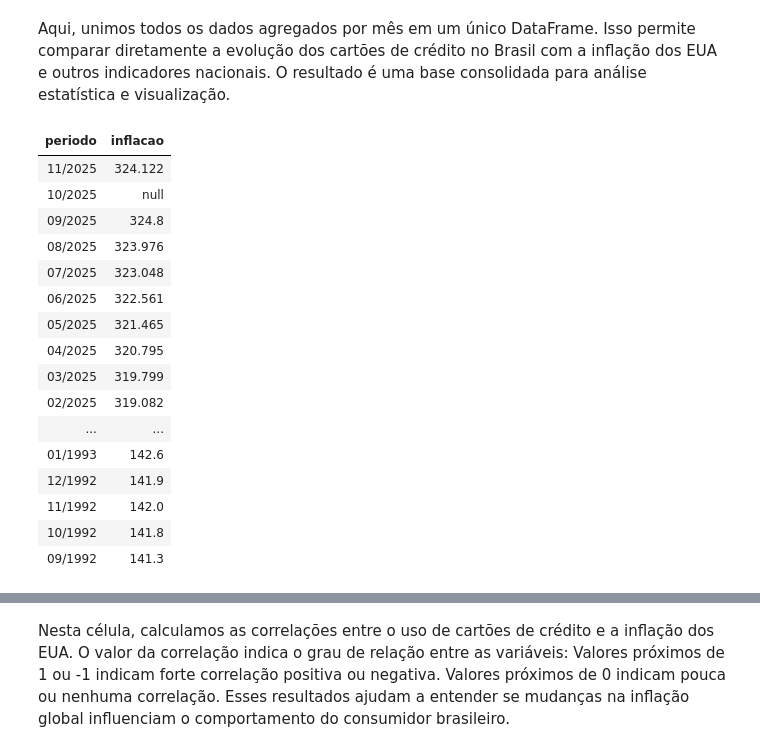
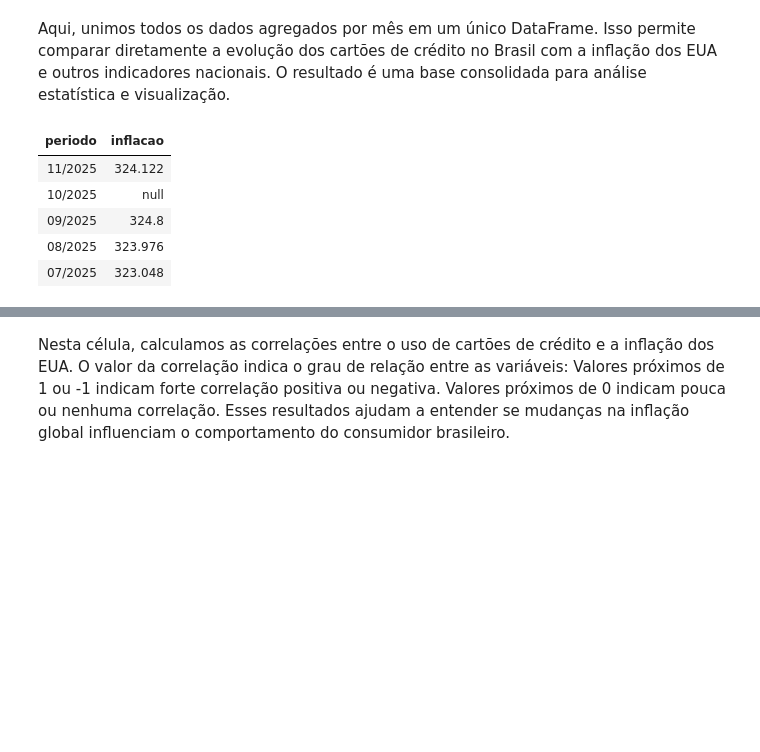
Before and after one commit to JulianaRamos2021/databricks, a Jupyter notebook: Projeto Databricks.ipynb, the cells around one changed output, grey strips where cells are left out. Drawn from its saved outputs; the diff is of its cells as text; code cells hidden in the pictures; blank space fills up the shorter version.

```diff
--- a/Projeto Databricks.ipynb
+++ b/Projeto Databricks.ipynb
@@ -266,25 +249,15 @@ df_spark4.show()
 # %%
 %sql
 
-select date_format(date, 'MM/yyyy') as periodo, value as inflacao  from inflacao
+select date_format(date, 'MM/yyyy') as periodo, value as inflacao from inflacao
+limit 5
 # %% [output]
 | periodo | inflacao |
 | 11/2025 | 324.122 |
 | 10/2025 | null |
 | 09/2025 | 324.8 |
 | 08/2025 | 323.976 |
 | 07/2025 | 323.048 |
-| 06/2025 | 322.561 |
-| 05/2025 | 321.465 |
-| 04/2025 | 320.795 |
-| 03/2025 | 319.799 |
-| 02/2025 | 319.082 |
-| ... | ... |
-| 01/1993 | 142.6 |
-| 12/1992 | 141.9 |
-| 11/1992 | 142.0 |
-| 10/1992 | 141.8 |
-| 09/1992 | 141.3 |
 # %%
 # 1. Selecionar e preparar os dados de cartões de crédito (Brasil)
 # Agrupar por mês e somar o total de cartões ativos
```
Also changed, not shown: parts of 9 cells of this notebook.
